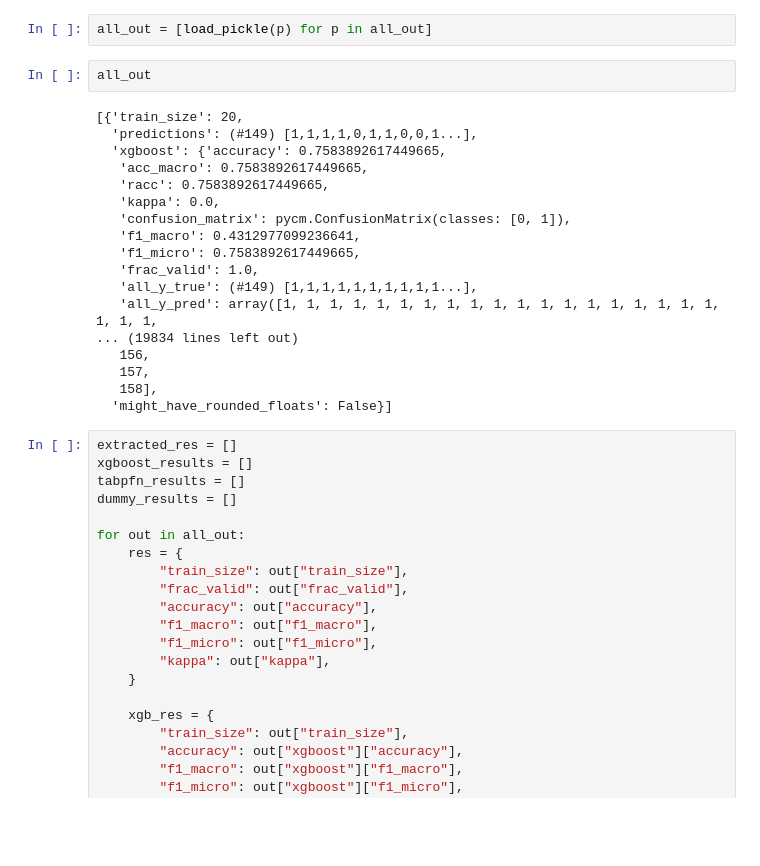
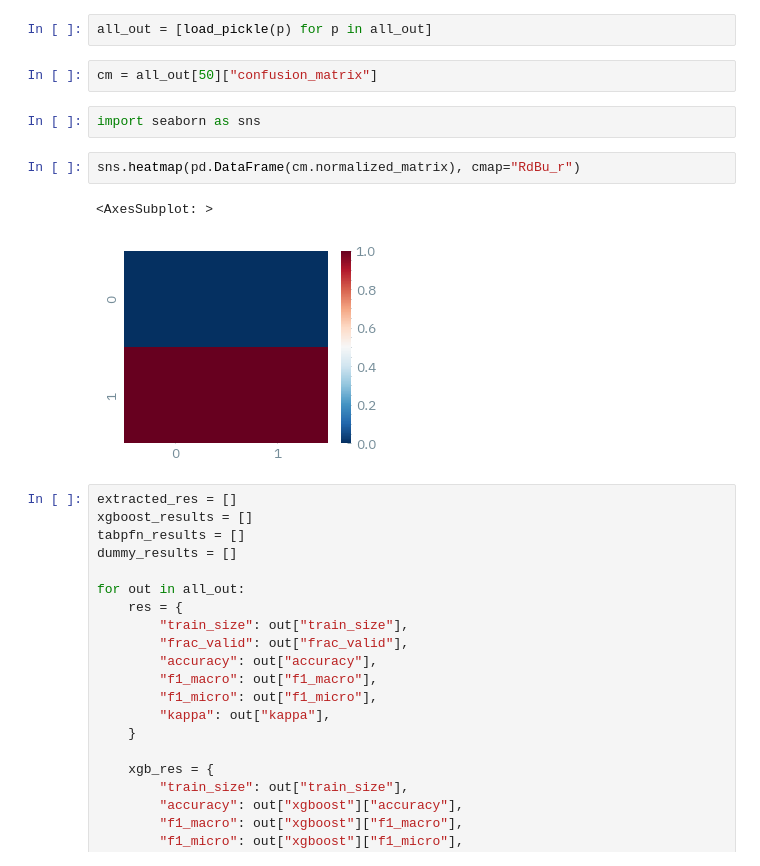
Before and after one commit to kjappelbaum/gptchem, a Jupyter notebook: experiments/03_classification/mof_water_stability/plot_results.ipynb, the cells around one changed output. Saved outputs shown, nothing was run; the diff lists cells and outputs as text; blank space fills up the shorter version.

```diff
--- a/experiments/03_classification/mof_water_stability/plot_results.ipynb
+++ b/experiments/03_classification/mof_water_stability/plot_results.ipynb
@@ -26,26 +26,15 @@ from gptchem.settings import (
 all_out = glob("out/**/*.pkl")
 # %%
 all_out = [load_pickle(p) for p in all_out]
-# %%
-all_out
-# %% [output]
-[{'train_size': 20,
-  'predictions': (#149) [1,1,1,1,0,1,1,0,0,1...],
-  'xgboost': {'accuracy': 0.7583892617449665,
-   'acc_macro': 0.7583892617449665,
-   'racc': 0.7583892617449665,
-   'kappa': 0.0,
-   'confusion_matrix': pycm.ConfusionMatrix(classes: [0, 1]),
-   'f1_macro': 0.4312977099236641,
-   'f1_micro': 0.7583892617449665,
-   'frac_valid': 1.0,
-   'all_y_true': (#149) [1,1,1,1,1,1,1,1,1,1...],
-   'all_y_pred': array([1, 1, 1, 1, 1, 1, 1, 1, 1, 1, 1, 1, 1, 1, 1, 1, 1, 1, 1, 1, 1, 1,
-... (19834 lines left out)
-   156,
-   157,
-   158],
-  'might_have_rounded_floats': False}]
+# %%
+cm = all_out[50]["confusion_matrix"]
+# %%
+import seaborn as sns
+# %%
+sns.heatmap(pd.DataFrame(cm.normalized_matrix), cmap="RdBu_r")
+# %% [output]
+<AxesSubplot: >
+[figure, added]
 # %%
 extracted_res = []
 xgboost_results = []
```
Also changed, not shown: 42 other files.
